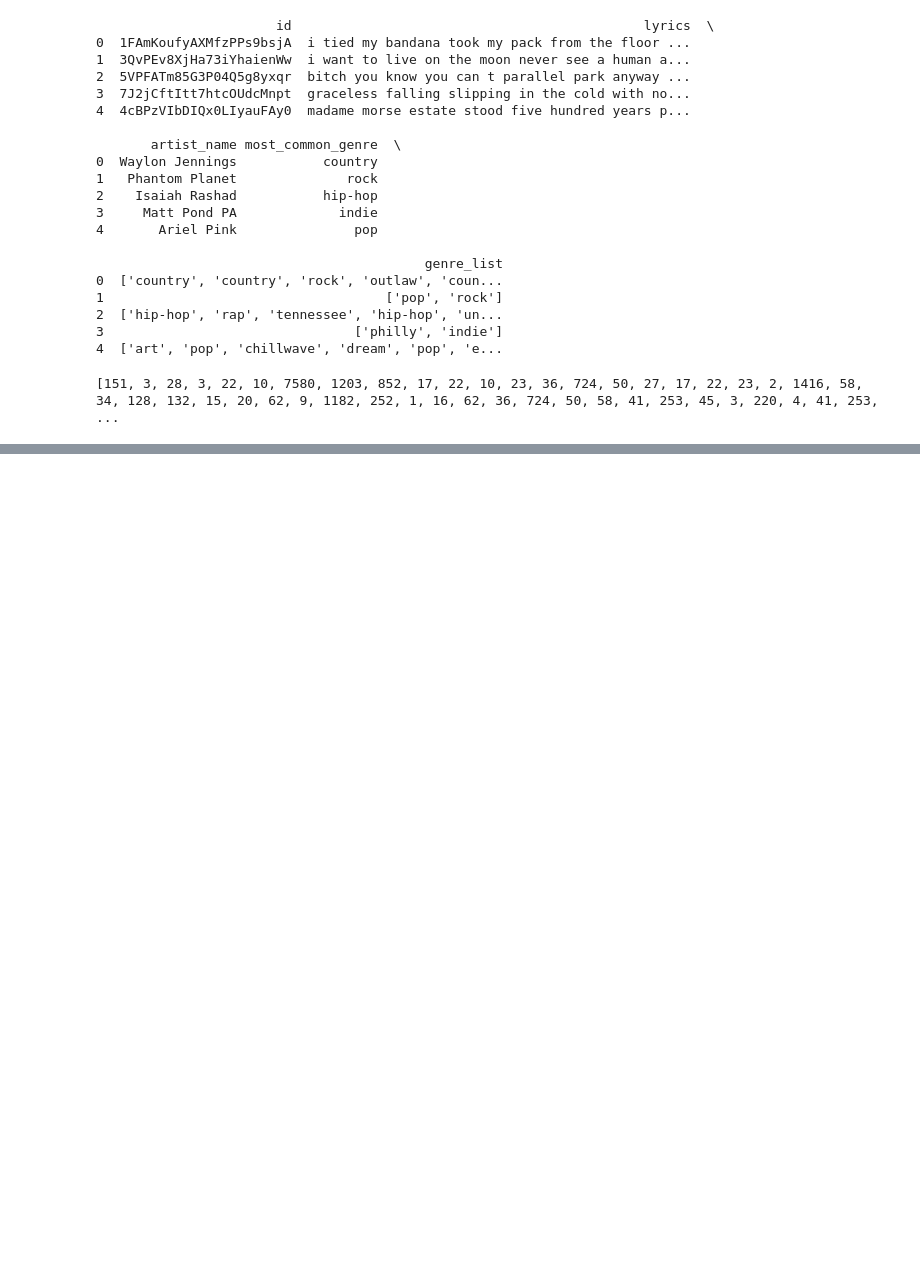
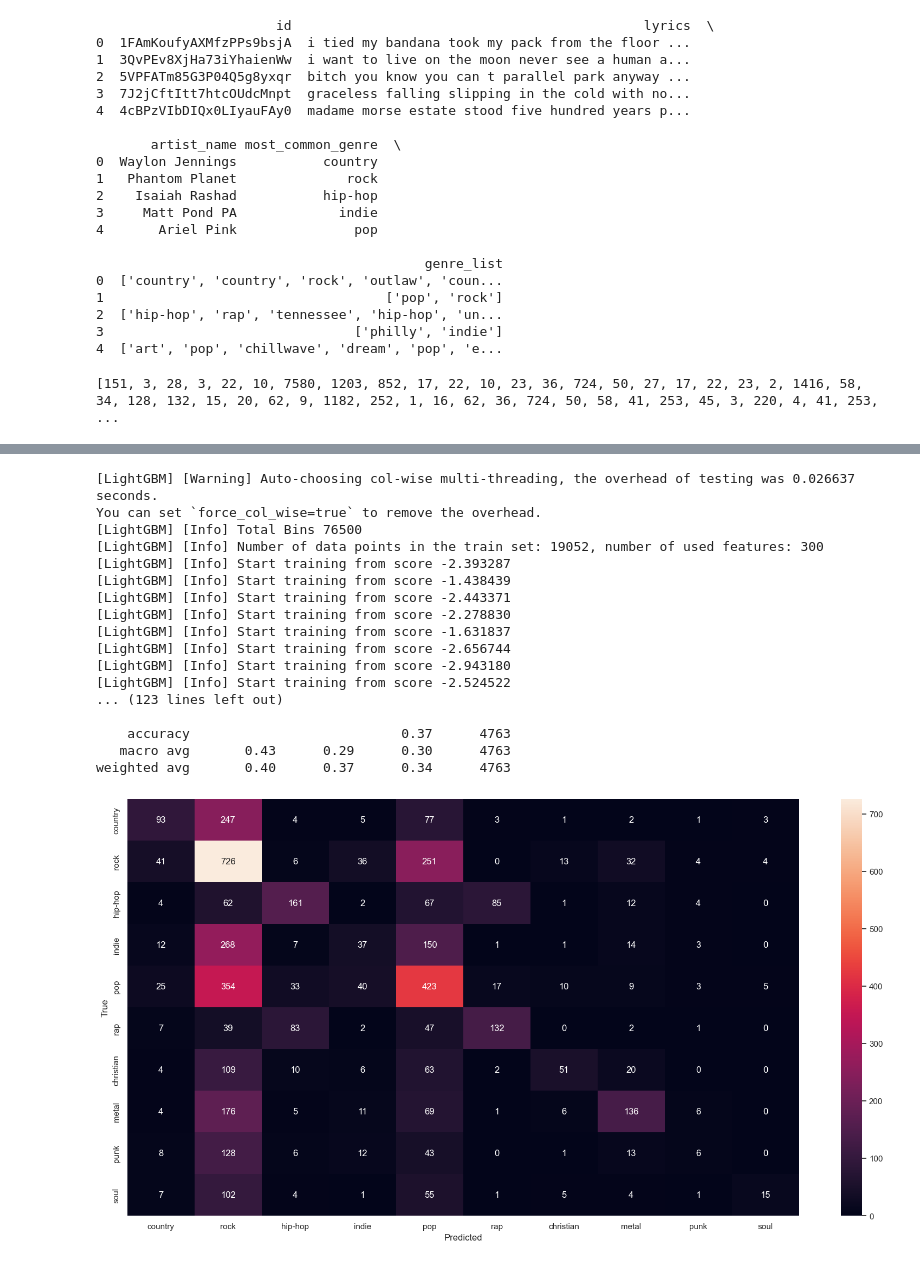
Before and after one commit to BrunoKreiner/nlp-mc-1, a Jupyter notebook: notebooks/pytorch_models_train copy.ipynb, the cells around one changed output, grey strips where cells are left out. Drawn from its saved outputs; the diff is of its cells as text; code cells hidden in the pictures; blank space fills up the shorter version.

```diff
--- a/notebooks/pytorch_models_train copy.ipynb
+++ b/notebooks/pytorch_models_train copy.ipynb
@@ -277,0 +369,10 @@ NameError: name 'MyModel1' is not defined
+# %%
+def model_summary(model):
+    print("Model summary:")
+    print("---------------------------")
+    total_params = 0
+    for name, param in model.named_parameters():
+        param_count = param.numel()
+        total_params += param_count
+    print(f"Total parameters: {total_params}")
+model_summary(embedding_then_one_layer)
@@ -277,0 +1304,51 @@ NameError: name 'MyModel1' is not defined
+# %%
+class BertFeatureExtractor(torch.nn.Module):
+    def __init__(self, embedding_model):
+        super(BertFeatureExtractor, self).__init__()
+        self.embedding_model = embedding_model
+
+    def forward(self, x):
+        x = self.embedding_model.encode(x, convert_to_tensor=True)
+        return x
+
+# Initialize BERT feature extractor
+bert_extractor = BertFeatureExtractor(embedding_model)
+bert_extractor.to(device)
+model_summary(bert_extractor)
+
+train_features = []
+train_targets = []
+for inputs, labels in train_dataloader:
+    outputs = bert_extractor(inputs)
+    train_features.append(outputs.detach().cpu().numpy())
+    train_targets.append(labels.detach().cpu().numpy())
+train_features = np.vstack(train_features)
+train_targets = np.array([item for sublist in train_targets for item in sublist])
+
+# Generate features for training data
+test_features = []
+test_targets = []
+for inputs, labels in test_dataloader:
+    outputs = bert_extractor(inputs)
+    test_features.append(outputs.detach().cpu().numpy())
+    test_targets.append(labels.detach().cpu().numpy())
+test_features = np.vstack(test_features)
+test_targets = np.array([item for sublist in test_targets for item in sublist])
+
+# Train LightGBM model on generated features
+train_data = lgb.Dataset(train_features, label=train_targets)
+test_data = lgb.Dataset(test_features, label=test_targets)
+params = {'objective': 'multiclass', 'num_class': len(categories), 'metric': 'multi_logloss'}
+model = lgb.train(params, train_data, num_boost_round=1000, valid_sets=[test_data], early_stopping_rounds=25)
+
+# Evaluate LightGBM model on test data
+y_pred = model.predict(test_features)
+y_pred = np.argmax(y_pred, axis=1)
+cm = confusion_matrix(test_targets, y_pred)
+report = classification_report(test_targets, y_pred, target_names=categories)
+print(report)
+sns.heatmap(cm, annot=True, xticklabels=categories, yticklabels=categories, fmt='g')
+plt.xlabel('Predicted')
+plt.ylabel('True')
+plt.show()
+# %% [output]
@@ -277,0 +1358,18 @@ NameError: name 'MyModel1' is not defined
+[LightGBM] [Warning] Auto-choosing col-wise multi-threading, the overhead of testing was 0.026637 seconds.
+You can set `force_col_wise=true` to remove the overhead.
+[LightGBM] [Info] Total Bins 76500
+[LightGBM] [Info] Number of data points in the train set: 19052, number of used features: 300
+[LightGBM] [Info] Start training from score -2.393287
+[LightGBM] [Info] Start training from score -1.438439
+[LightGBM] [Info] Start training from score -2.443371
+[LightGBM] [Info] Start training from score -2.278830
+[LightGBM] [Info] Start training from score -1.631837
+[LightGBM] [Info] Start training from score -2.656744
+[LightGBM] [Info] Start training from score -2.943180
+[LightGBM] [Info] Start training from score -2.524522
+... (123 lines left out)
+
+    accuracy                           0.37      4763
+   macro avg       0.43      0.29      0.30      4763
+weighted avg       0.40      0.37      0.34      4763
+[figure, added]
```
Also changed, not shown: parts of 29 cells of this notebook, 36 other files.
